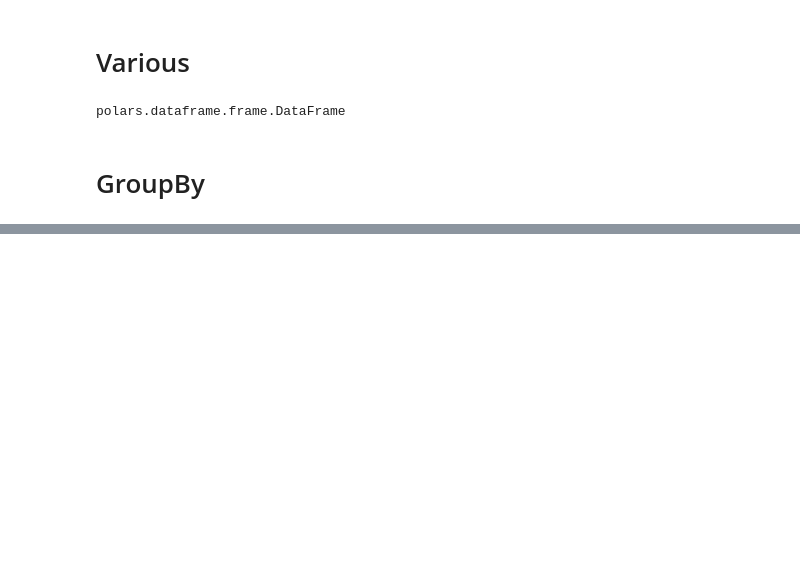
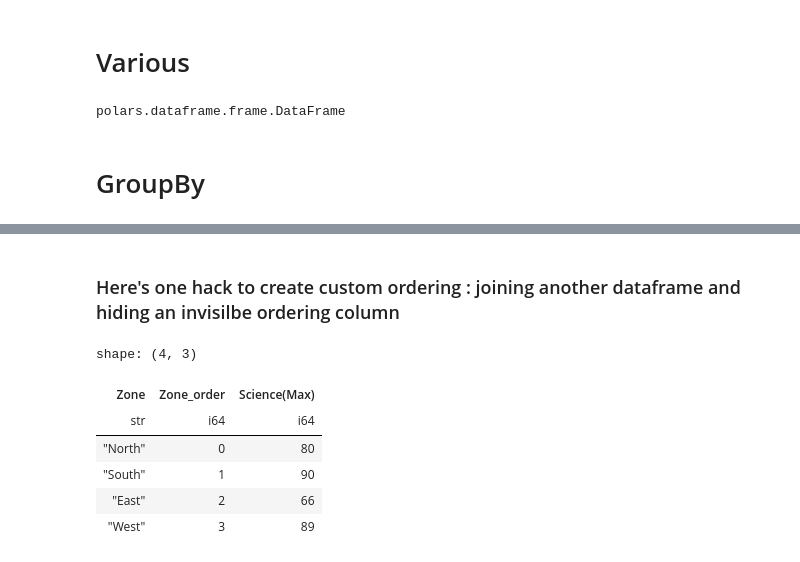
Before and after one commit to ethanmsl/polar-jupyter, a Jupyter notebook: polars-local.ju.ipynb, the cells around one changed output, grey strips where cells are left out. Saved outputs shown, nothing was run; the diff lists cells and outputs as text; code cells hidden in the pictures; blank space fills up the shorter version.

```diff
--- a/polars-local.ju.ipynb
+++ b/polars-local.ju.ipynb
@@ -99,0 +231,24 @@ TypeError: DataFrame.__init__() got an unexpected keyword argument 'columns'
+# %% [markdown]
+### Here's one hack to create custom ordering : joining another dataframe and hiding an invisilbe ordering column
+# %%
+df_sortorder = pl.DataFrame(
+    {"Zone": ["North", "South", "East", "West"], "Zone_order": [0, 1, 2, 3]}
+).lazy()
+
+q = (
+    school_df.lazy()
+    .join(df_sortorder, on="Zone", how="left")
+    .groupby(by=["Zone", "Zone_order"])
+    .agg([pl.max("Science").alias("Science(Max)")])
+    .sort("Zone_order")
+   # .select(pl.exclude("Zone_order"))
+)
+q.collect()
+# %% [output]
+shape: (4, 3)
+| Zone | Zone_order | Science(Max) |
+| str | i64 | i64 |
+| "North" | 0 | 80 |
+| "South" | 1 | 90 |
+| "East" | 2 | 66 |
+| "West" | 3 | 89 |
```
Also changed, not shown: parts of 16 cells of this notebook.
